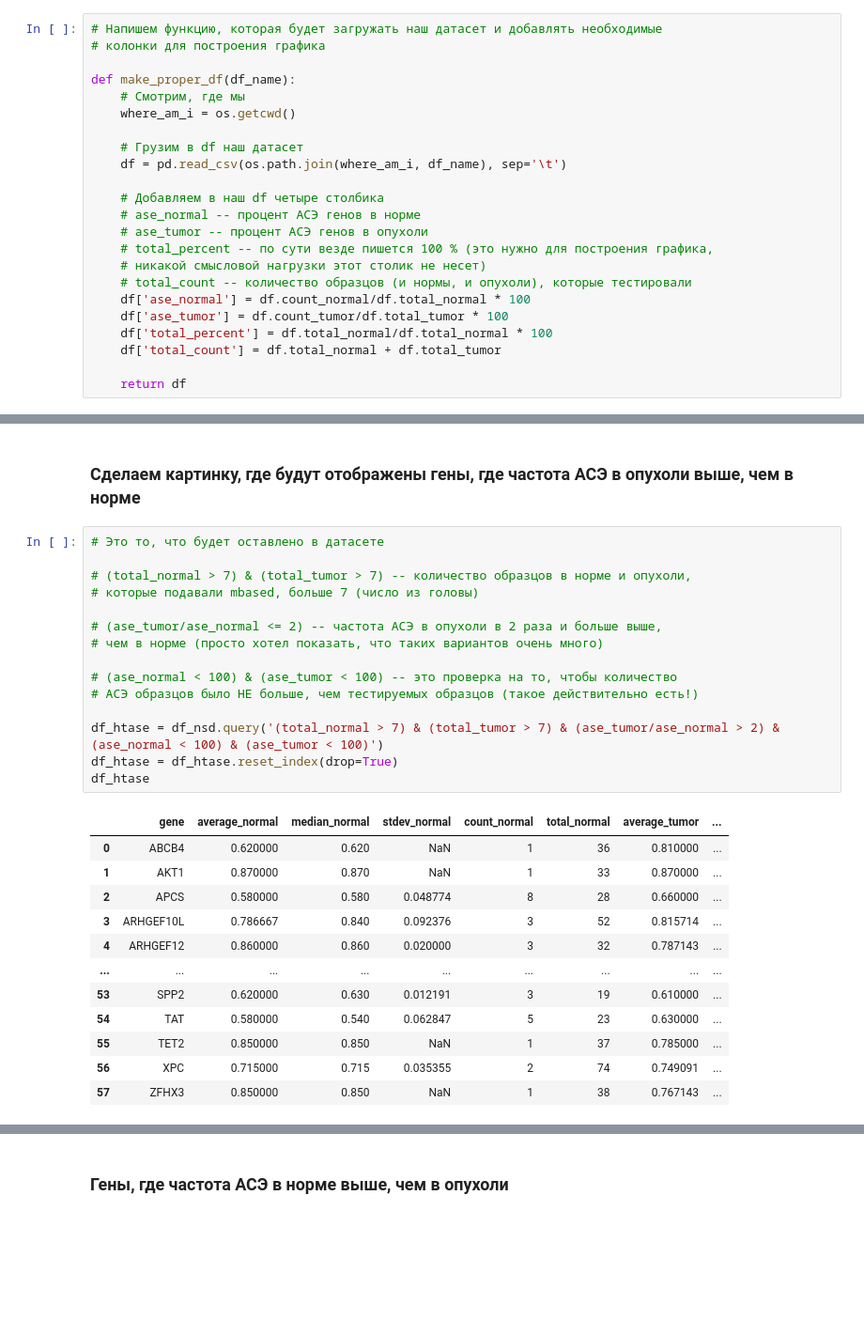
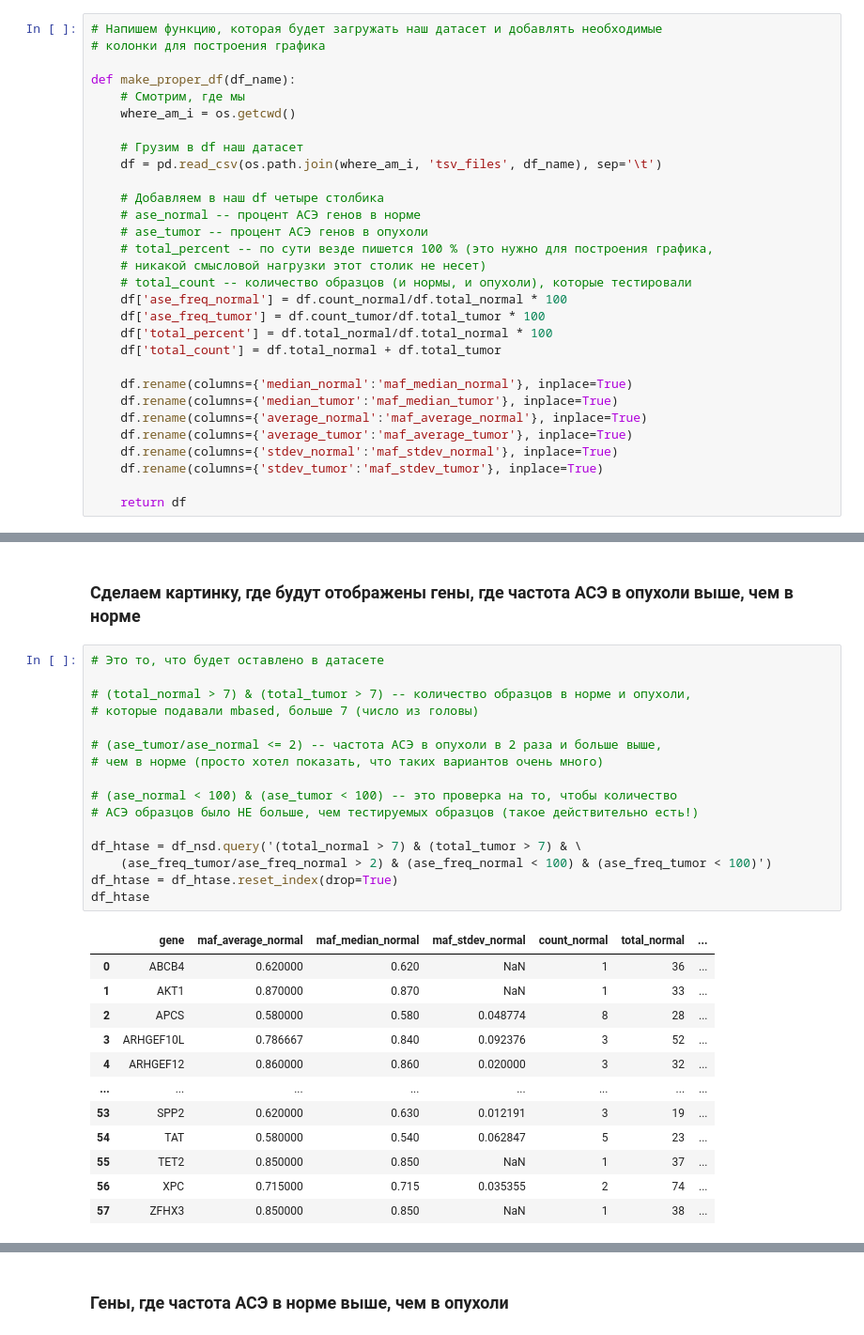
Before and after one commit to emir-radkevich/paper_ase, a Jupyter notebook: scripts_for_publication/pics_ase.ipynb, the cells around one changed output, grey strips where cells are left out. Shown at 94% size. Cells and saved outputs as stored; diff of their text form; blank space fills up the shorter version.

```diff
--- a/scripts_for_publication/pics_ase.ipynb
+++ b/scripts_for_publication/pics_ase.ipynb
@@ -20,7 +20,7 @@ def make_proper_df(df_name):
     where_am_i = os.getcwd()
 
     # Грузим в df наш датасет
-    df = pd.read_csv(os.path.join(where_am_i, df_name), sep='\t')
+    df = pd.read_csv(os.path.join(where_am_i, 'tsv_files', df_name), sep='\t')
 
     # Добавляем в наш df четыре столбика
     # ase_normal -- процент АСЭ генов в норме
@@ -28,11 +28,18 @@ def make_proper_df(df_name):
     # total_percent -- по сути везде пишется 100 % (это нужно для построения графика,
     # никакой смысловой нагрузки этот столик не несет)
     # total_count -- количество образцов (и нормы, и опухоли), которые тестировали
-    df['ase_normal'] = df.count_normal/df.total_normal * 100
-    df['ase_tumor'] = df.count_tumor/df.total_tumor * 100
+    df['ase_freq_normal'] = df.count_normal/df.total_normal * 100
+    df['ase_freq_tumor'] = df.count_tumor/df.total_tumor * 100
     df['total_percent'] = df.total_normal/df.total_normal * 100
     df['total_count'] = df.total_normal + df.total_tumor
 
+    df.rename(columns={'median_normal':'maf_median_normal'}, inplace=True)
+    df.rename(columns={'median_tumor':'maf_median_tumor'}, inplace=True)
+    df.rename(columns={'average_normal':'maf_average_normal'}, inplace=True)
+    df.rename(columns={'average_tumor':'maf_average_tumor'}, inplace=True)
+    df.rename(columns={'stdev_normal':'maf_stdev_normal'}, inplace=True)
+    df.rename(columns={'stdev_tumor':'maf_stdev_tumor'}, inplace=True)
+
     return df
 # %%
 pd.set_option('display.max_rows', 10)
@@ -109,31 +170,32 @@ df_nsd_imp
 # %%
 # Это то, что будет оставлено в датасете
 
 # (total_normal > 7) & (total_tumor > 7) -- количество образцов в норме и опухоли,
 # которые подавали mbased, больше 7 (число из головы)
 
 # (ase_tumor/ase_normal <= 2) -- частота АСЭ в опухоли в 2 раза и больше выше,
 # чем в норме (просто хотел показать, что таких вариантов очень много)
 
 # (ase_normal < 100) & (ase_tumor < 100) -- это проверка на то, чтобы количество
 # АСЭ образцов было НЕ больше, чем тестируемых образцов (такое действительно есть!)
 
-df_htase = df_nsd.query('(total_normal > 7) & (total_tumor > 7) & (ase_tumor/ase_normal > 2) & (ase_normal < 100) & (ase_tumor < 100)')
+df_htase = df_nsd.query('(total_normal > 7) & (total_tumor > 7) & \
+    (ase_freq_tumor/ase_freq_normal > 2) & (ase_freq_normal < 100) & (ase_freq_tumor < 100)')
 df_htase = df_htase.reset_index(drop=True)
 df_htase
 # %% [output]
-|  | gene | average_normal | median_normal | stdev_normal | count_normal | total_normal | average_tumor | ... |
-| 0 | ABCB4 | 0.620000 | 0.620 | NaN | 1 | 36 | 0.810000 | ... |
-| 1 | AKT1 | 0.870000 | 0.870 | NaN | 1 | 33 | 0.870000 | ... |
-| 2 | APCS | 0.580000 | 0.580 | 0.048774 | 8 | 28 | 0.660000 | ... |
-| 3 | ARHGEF10L | 0.786667 | 0.840 | 0.092376 | 3 | 52 | 0.815714 | ... |
-| 4 | ARHGEF12 | 0.860000 | 0.860 | 0.020000 | 3 | 32 | 0.787143 | ... |
-| ... | ... | ... | ... | ... | ... | ... | ... | ... |
-| 53 | SPP2 | 0.620000 | 0.630 | 0.012191 | 3 | 19 | 0.610000 | ... |
-| 54 | TAT | 0.580000 | 0.540 | 0.062847 | 5 | 23 | 0.630000 | ... |
-| 55 | TET2 | 0.850000 | 0.850 | NaN | 1 | 37 | 0.785000 | ... |
-| 56 | XPC | 0.715000 | 0.715 | 0.035355 | 2 | 74 | 0.749091 | ... |
-| 57 | ZFHX3 | 0.850000 | 0.850 | NaN | 1 | 38 | 0.767143 | ... |
+|  | gene | maf_average_normal | maf_median_normal | maf_stdev_normal | count_normal | total_normal | ... |
+| 0 | ABCB4 | 0.620000 | 0.620 | NaN | 1 | 36 | ... |
+| 1 | AKT1 | 0.870000 | 0.870 | NaN | 1 | 33 | ... |
+| 2 | APCS | 0.580000 | 0.580 | 0.048774 | 8 | 28 | ... |
+| 3 | ARHGEF10L | 0.786667 | 0.840 | 0.092376 | 3 | 52 | ... |
+| 4 | ARHGEF12 | 0.860000 | 0.860 | 0.020000 | 3 | 32 | ... |
+| ... | ... | ... | ... | ... | ... | ... | ... |
+| 53 | SPP2 | 0.620000 | 0.630 | 0.012191 | 3 | 19 | ... |
+| 54 | TAT | 0.580000 | 0.540 | 0.062847 | 5 | 23 | ... |
+| 55 | TET2 | 0.850000 | 0.850 | NaN | 1 | 37 | ... |
+| 56 | XPC | 0.715000 | 0.715 | 0.035355 | 2 | 74 | ... |
+| 57 | ZFHX3 | 0.850000 | 0.850 | NaN | 1 | 38 | ... |
 58 rows × 15 columns
 # %%
 # Создаем картинку вида stacked barplot в seaborn
```
Also changed, not shown: parts of 15 cells of this notebook.
